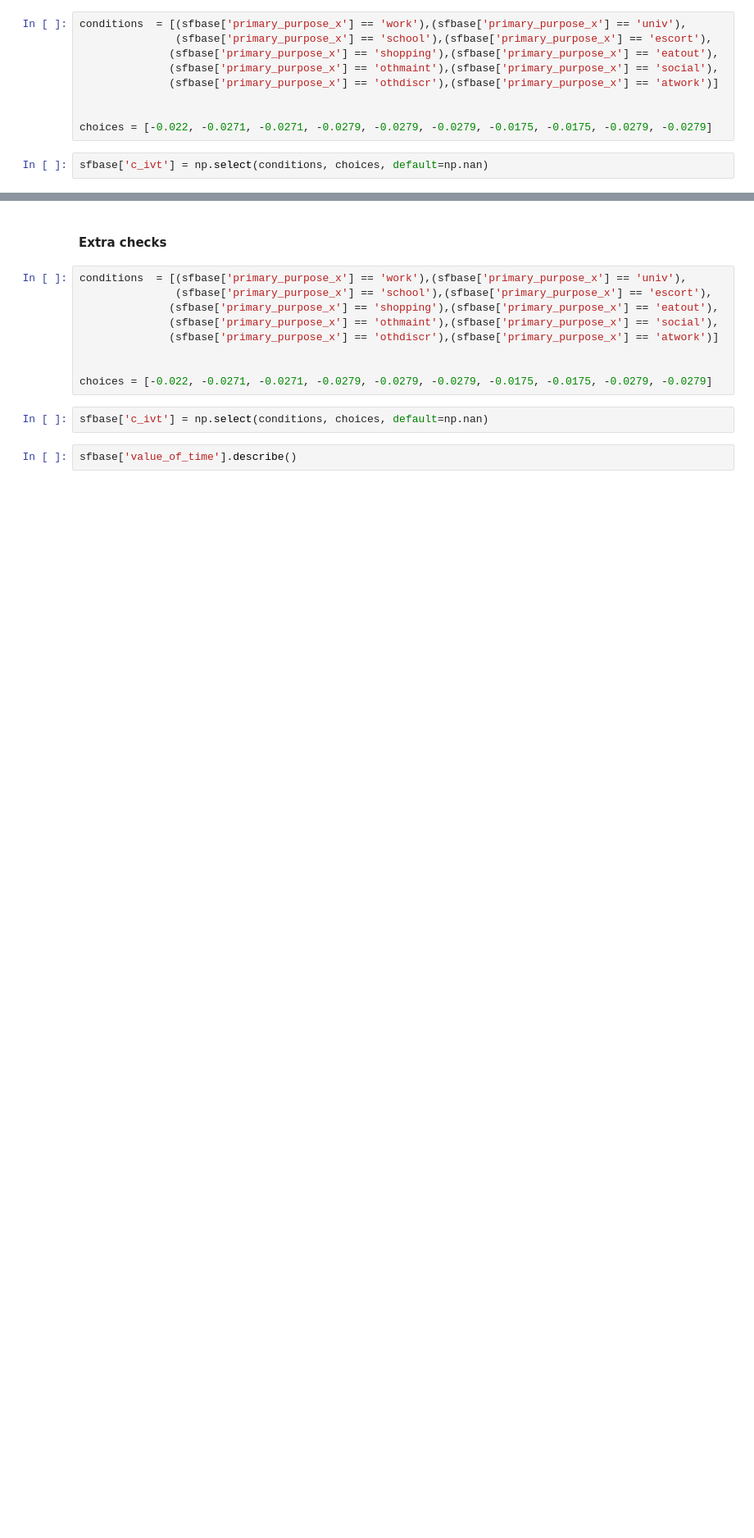
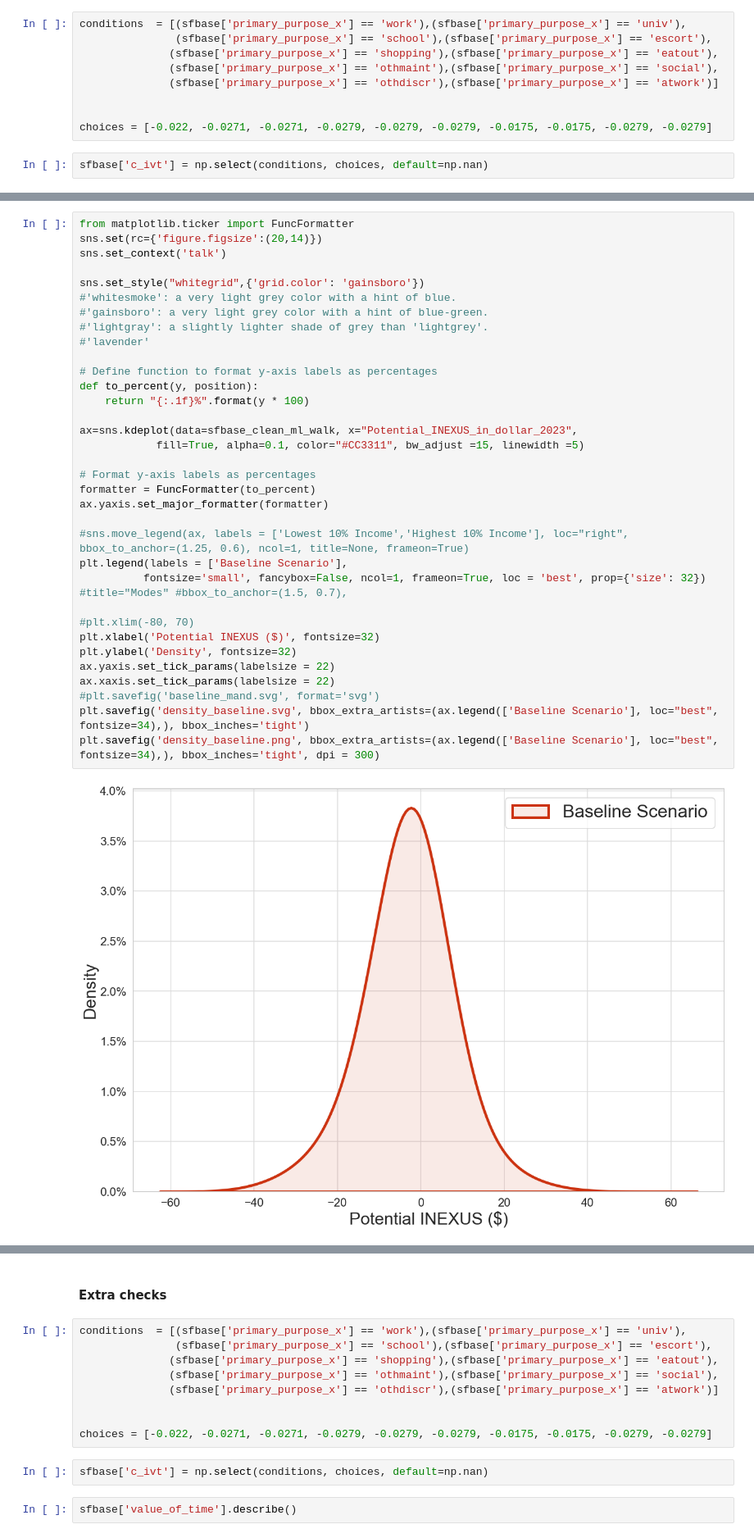
Before and after one commit to LBNL-UCB-STI/beam-core-analysis, a Jupyter notebook: Users/Nazanin/Stacked_Person_Trip_RH_Price_Outliers.ipynb, the cells around one changed output, grey strips where cells are left out. Shown at 82% size. Saved outputs shown, nothing was run; the diff lists cells and outputs as text; blank space fills up the shorter version.

```diff
--- a/Users/Nazanin/Stacked_Person_Trip_RH_Price_Outliers.ipynb
+++ b/Users/Nazanin/Stacked_Person_Trip_RH_Price_Outliers.ipynb
@@ -198,0 +293,36 @@ df_clean_0p01 = sf_stacked_rh_price_cleaned[sf_stacked_rh_price_cleaned['is_outl
+# %%
+from matplotlib.ticker import FuncFormatter
+sns.set(rc={'figure.figsize':(20,14)})
+sns.set_context('talk')
+
+sns.set_style("whitegrid",{'grid.color': 'gainsboro'})
+#'whitesmoke': a very light grey color with a hint of blue.
+#'gainsboro': a very light grey color with a hint of blue-green.
+#'lightgray': a slightly lighter shade of grey than 'lightgrey'.
+#'lavender'
+
+# Define function to format y-axis labels as percentages
+def to_percent(y, position):
+    return "{:.1f}%".format(y * 100)
+
+ax=sns.kdeplot(data=sfbase_clean_ml_walk, x="Potential_INEXUS_in_dollar_2023",
+            fill=True, alpha=0.1, color="#CC3311", bw_adjust =15, linewidth =5)
+
+# Format y-axis labels as percentages
+formatter = FuncFormatter(to_percent)
+ax.yaxis.set_major_formatter(formatter)
+
+#sns.move_legend(ax, labels = ['Lowest 10% Income','Highest 10% Income'], loc="right", bbox_to_anchor=(1.25, 0.6), ncol=1, title=None, frameon=True)
+plt.legend(labels = ['Baseline Scenario'],
+          fontsize='small', fancybox=False, ncol=1, frameon=True, loc = 'best', prop={'size': 32}) #title="Modes" #bbox_to_anchor=(1.5, 0.7),
+
+#plt.xlim(-80, 70)
+plt.xlabel('Potential INEXUS ($)', fontsize=32)
+plt.ylabel('Density', fontsize=32)
+ax.yaxis.set_tick_params(labelsize = 22)
+ax.xaxis.set_tick_params(labelsize = 22)
+#plt.savefig('baseline_mand.svg', format='svg')
+plt.savefig('density_baseline.svg', bbox_extra_artists=(ax.legend(['Baseline Scenario'], loc="best", fontsize=34),), bbox_inches='tight')
+plt.savefig('density_baseline.png', bbox_extra_artists=(ax.legend(['Baseline Scenario'], loc="best", fontsize=34),), bbox_inches='tight', dpi = 300)
+# %% [output]
+[figure, added]
```
Also changed, not shown: parts of 251 cells of this notebook, 15 other files.
